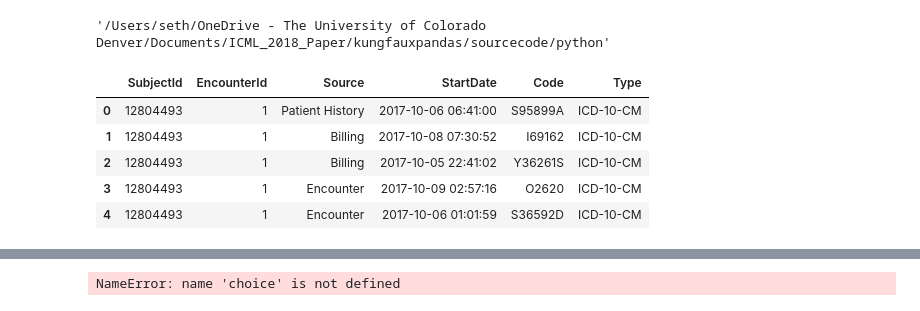
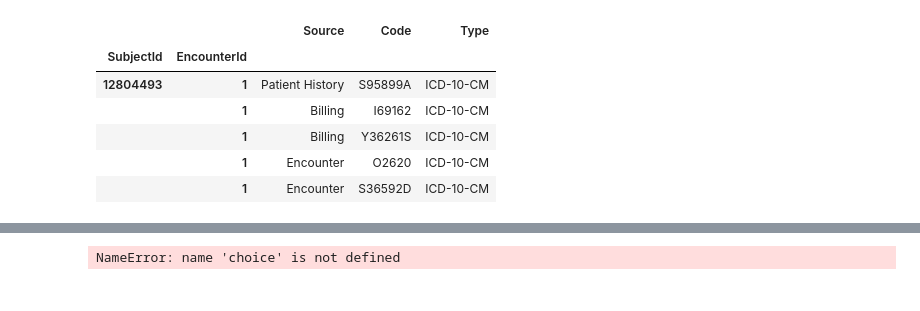
Before and after one commit to CUD2V/kungfauxpandas, a Jupyter notebook: sourcecode/python/kfp_test.ipynb, the cells around one changed output, grey strips where cells are left out. Drawn from its saved outputs; the diff is of its cells as text; code cells hidden in the pictures.

```diff
--- a/sourcecode/python/kfp_test.ipynb
+++ b/sourcecode/python/kfp_test.ipynb
@@ -13,6 +13,27 @@ from collections import Counter
 dbname = '../../data/sepsis.db'
 conn = sqlite3.connect(dbname)
 
-sql = 'SELECT * FROM "diagnoses"'
+sql = '''
+SELECT d.SubjectId,
+    d.EncounterId,
+    d.Source,
+    d.StartDate,
+    d.Code,
+    d."Type",
+     MAX("FlowsheetValue") AS MaxScore,
+     AVG("FlowsheetValue") AS MeanScore,
+     MIN("FlowsheetValue") AS MinScore,
+     COUNT("FlowsheetValue") AS NumLoggedScores
+ FROM diagnoses d
+ LEFT JOIN flowsheet f
+ ON d.EncounterId = f.EncounterId
+ GROUP BY f.EncounterId
+ ORDER BY NumLoggedScores DESC
+'''
+sql = 'SELECT subjectid, encounterid, source, code, type FROM "diagnoses" limit 100'
 
-df = pd.read_sql(sql,conn)
+
+df = pd.read_sql(sql,conn, index_col=['SubjectId', 'EncounterId'])
+#df['StartDate'] = df['StartDate'].astype('datetime64')
+print(df.dtypes)
+df.head()
@@ -28,21 +52,16 @@ df.head()
-# %%
-import os
-
-os.getcwd()
-# %% [output]
-'/Users/seth/OneDrive - The University of Colorado Denver/Documents/ICML_2018_Paper/kungfauxpandas/sourcecode/python'
 # %%
 from importlib import reload
 from kungfauxpandas import KungFauxPandas, TrivialPlugin, DataSynthesizerPlugin, KDEPlugin
 kfpd = KungFauxPandas()
 # %%
 kfpd.plugin = TrivialPlugin()
-fdf=kfpd.read_sql(sql,conn)
+fdf=kfpd.read_sql(sql,conn, index_col=['SubjectId', 'EncounterId'])
 fdf.head()
 # %% [output]
-|  | SubjectId | EncounterId | Source | StartDate | Code | Type |
-| 0 | 12804493 | 1 | Patient History | 2017-10-06 06:41:00 | S95899A | ICD-10-CM |
-| 1 | 12804493 | 1 | Billing | 2017-10-08 07:30:52 | I69162 | ICD-10-CM |
-| 2 | 12804493 | 1 | Billing | 2017-10-05 22:41:02 | Y36261S | ICD-10-CM |
-| 3 | 12804493 | 1 | Encounter | 2017-10-09 02:57:16 | O2620 | ICD-10-CM |
-| 4 | 12804493 | 1 | Encounter | 2017-10-06 01:01:59 | S36592D | ICD-10-CM |
+|  |  | Source | Code | Type |
+| SubjectId | EncounterId |  |  |  |
+| 12804493 | 1 | Patient History | S95899A | ICD-10-CM |
+|  | 1 | Billing | I69162 | ICD-10-CM |
+|  | 1 | Billing | Y36261S | ICD-10-CM |
+|  | 1 | Encounter | O2620 | ICD-10-CM |
+|  | 1 | Encounter | S36592D | ICD-10-CM |
```
Also changed, not shown: parts of 5 cells of this notebook, 3 other files.
